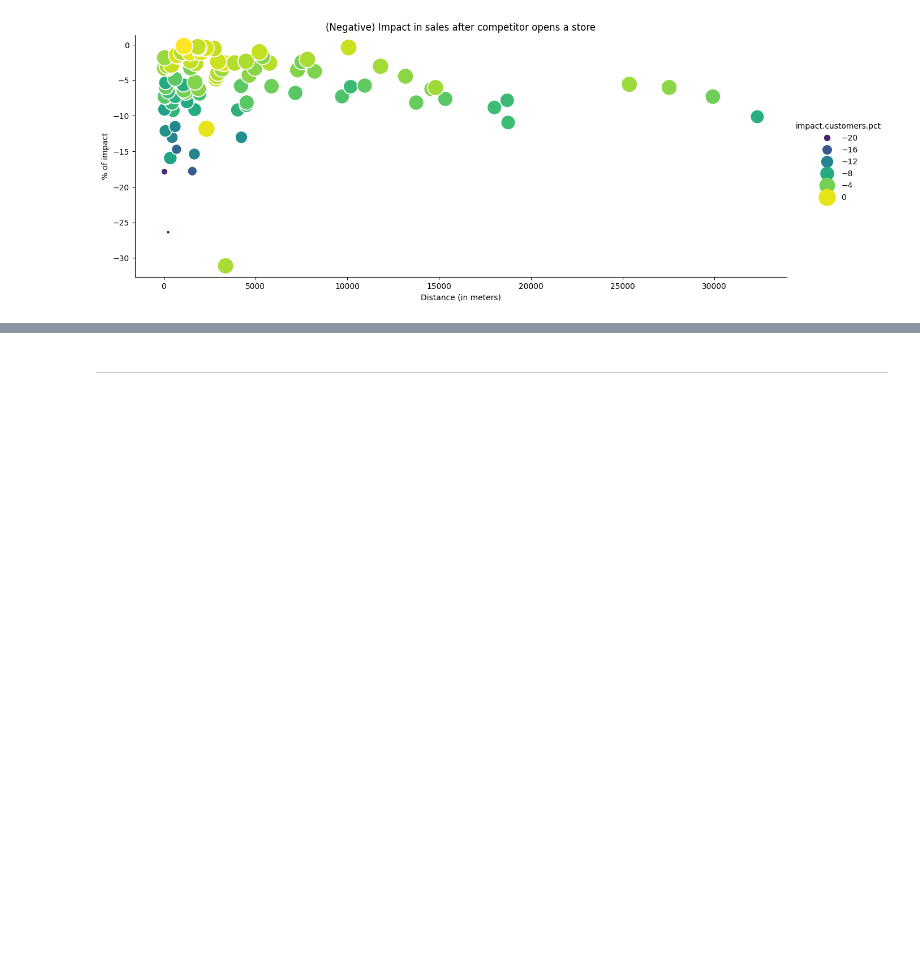
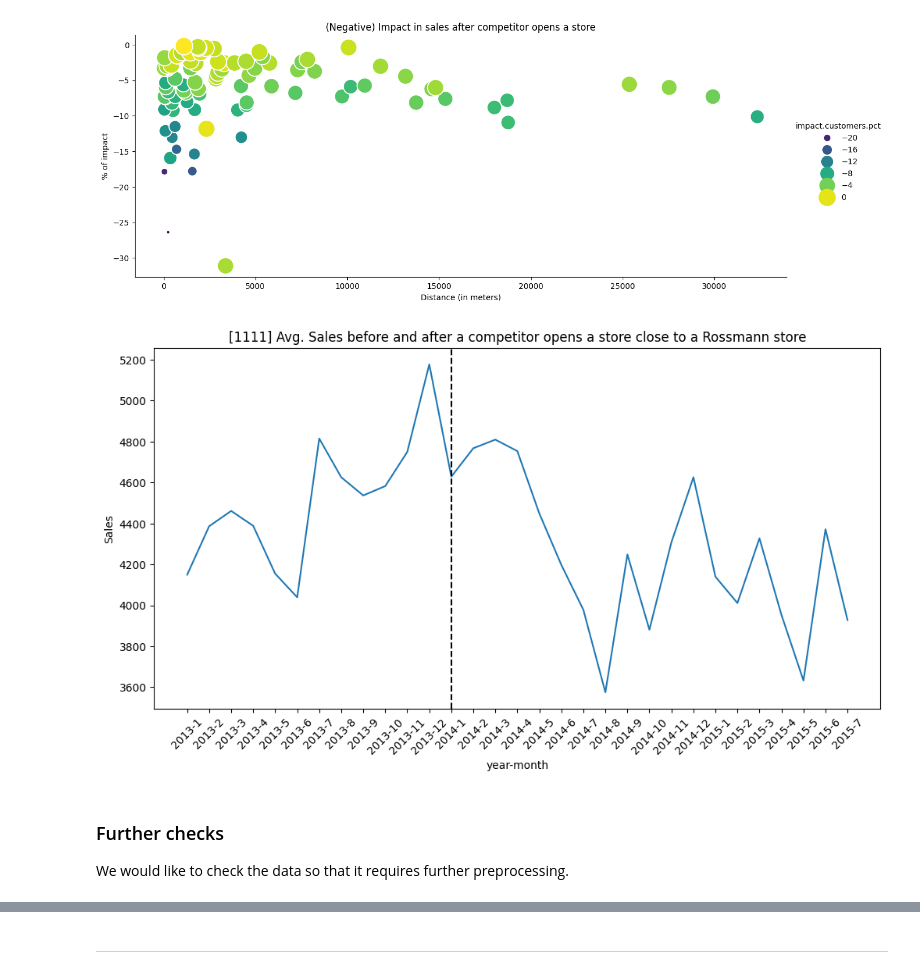
Before and after one commit to soutogustavo/rossmann-forecasting-benchmark, a Jupyter notebook: notebooks/TSA_rossman_EDA.ipynb, the cells around one changed output, grey strips where cells are left out. Saved outputs shown, nothing was run; the diff lists cells and outputs as text; code cells hidden in the pictures; blank space fills up the shorter version.

```diff
--- a/notebooks/TSA_rossman_EDA.ipynb
+++ b/notebooks/TSA_rossman_EDA.ipynb
@@ -393,22 +394,32 @@ ax.set(title="(Negative) Impact in sales after competitor opens a store",#
 [figure]
 # %%
 # Pick a store and check sales before and after a competitor opens
-later_store_id = 213 #random.choice(stores_with_later_comps)
+later_store_id = 1111 #random.choice(stores_with_later_comps)
 store_x = train[train["Store"] == later_store_id].sort_values("Date").copy()
-store_x = store_x.groupby(["year", "month"]).agg({"Sales":"mean", "days_to_competitor": "max", "CompetitionDistance": "min"})
+store_x = store_x.groupby(["year", "month"]).agg({
+    "Sales":"mean",
+    "days_to_competitor": "max",
+    "CompetitionDistance": "min"
+})
 store_x.reset_index(inplace=True)
 
 store_x["year-month"] = store_x["year"].astype(str) +"-"+ store_x["month"].astype(str)
 
 pos_dates = store_x[store_x["days_to_competitor"] >= 0]
 idx_turning_point = pos_dates.index.values[0]
 turning_point = pos_dates["year-month"].values[0]
 
 before_openning_sales = store_x[store_x.index < idx_turning_point].tail(4)
 after_openning_sales = store_x[store_x.index >= idx_turning_point].head(4)
 
 fig, ax = plt.subplots(figsize=(12,6))
 sns.lineplot(data=store_x, x="year-month", y="Sales", palette="tab10")
 plt.xticks(rotation=45)
 plt.axvline(turning_point, ls='--', color='black')
-ax.set(title=f"[{later_store_id}] Avg. Sales when a competitor opened near to a Rossmann store");
+ax.set(title=f"[{later_store_id}] Avg. Sales before and after a competitor opens a store close to a Rossmann store");
+# %% [output]
+[figure, added]
+# %% [markdown]
+### Further checks
+
+We would like to check the data so that it requires further preprocessing.
```
Also changed, not shown: parts of 7 cells of this notebook, 1 other file.
